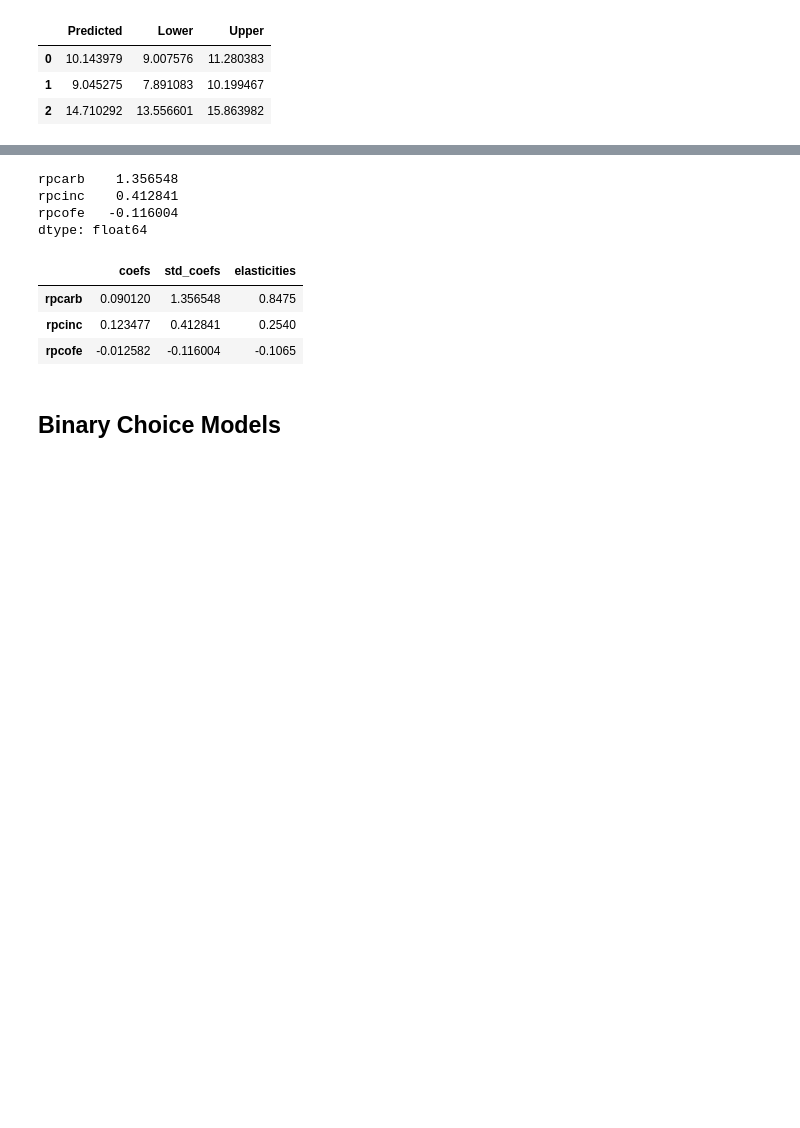
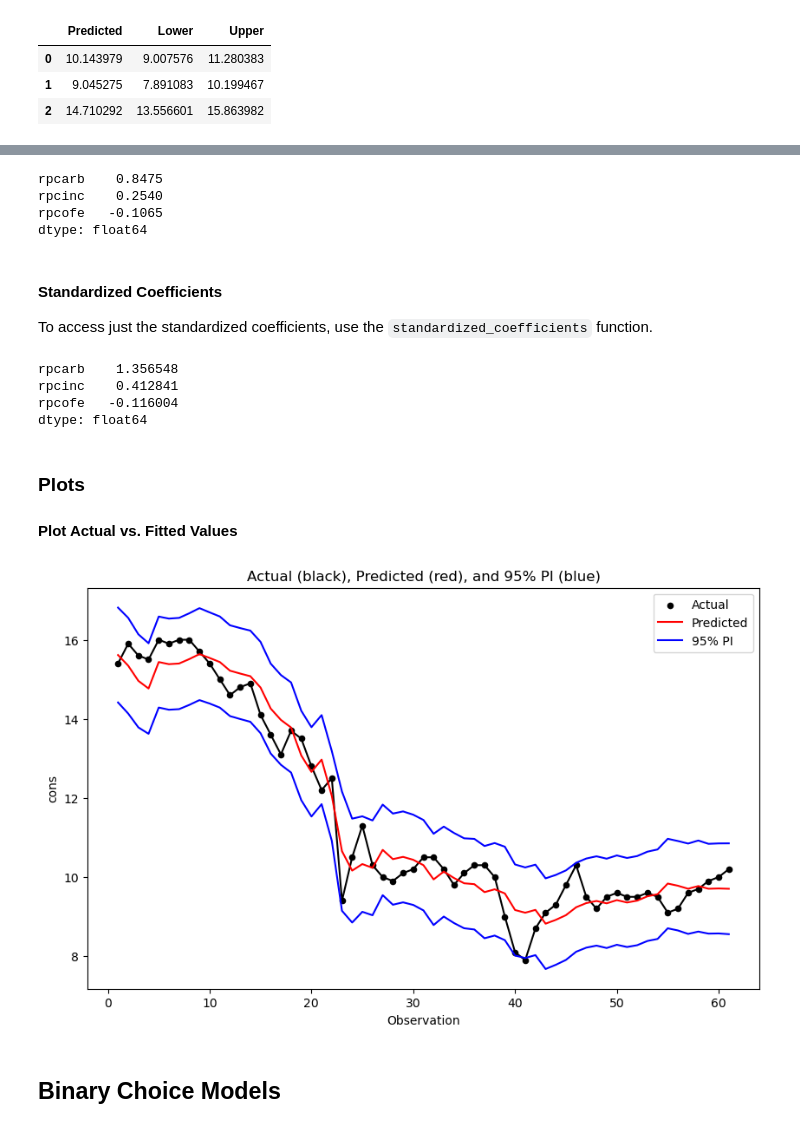
Before and after one commit to dnepple/tprstats-python, a Jupyter notebook: docs/models.ipynb, the cells around one changed output, grey strips where cells are left out. Drawn from its saved outputs; the diff is of its cells as text; code cells hidden in the pictures; blank space fills up the shorter version.

Commit message:
docs: update models

```diff
--- a/docs/models.ipynb
+++ b/docs/models.ipynb
@@ -64 +77,11 @@ dtype: float64
+# %%
+model_coffee_ts.elasticities()
+# %% [output]
+rpcarb    0.8475
+rpcinc    0.2540
+rpcofe   -0.1065
+dtype: float64
+# %% [markdown]
+#### Standardized Coefficients
+To access just the standardized coefficients, use the `standardized_coefficients` function.
 # %%
@@ -68,13 +91,13 @@ rpcarb    1.356548
 rpcinc    0.412841
 rpcofe   -0.116004
 dtype: float64
-# %%
-model_cof_elas.scaled_coefficients()
-# %% [output]
-|  | coefs | std_coefs | elasticities |
-| rpcarb | 0.090120 | 1.356548 | 0.8475 |
-| rpcinc | 0.123477 | 0.412841 | 0.2540 |
-| rpcofe | -0.012582 | -0.116004 | -0.1065 |
+# %% [markdown]
+### Plots
+#### Plot Actual vs. Fitted Values
+# %%
+model_coffee_ts.plot_actual_fitted()
+# %% [output]
+[figure, added]
 # %% [markdown]
 ## Binary Choice Models
 # %%
```
Also changed, not shown: parts of 17 cells of this notebook.
